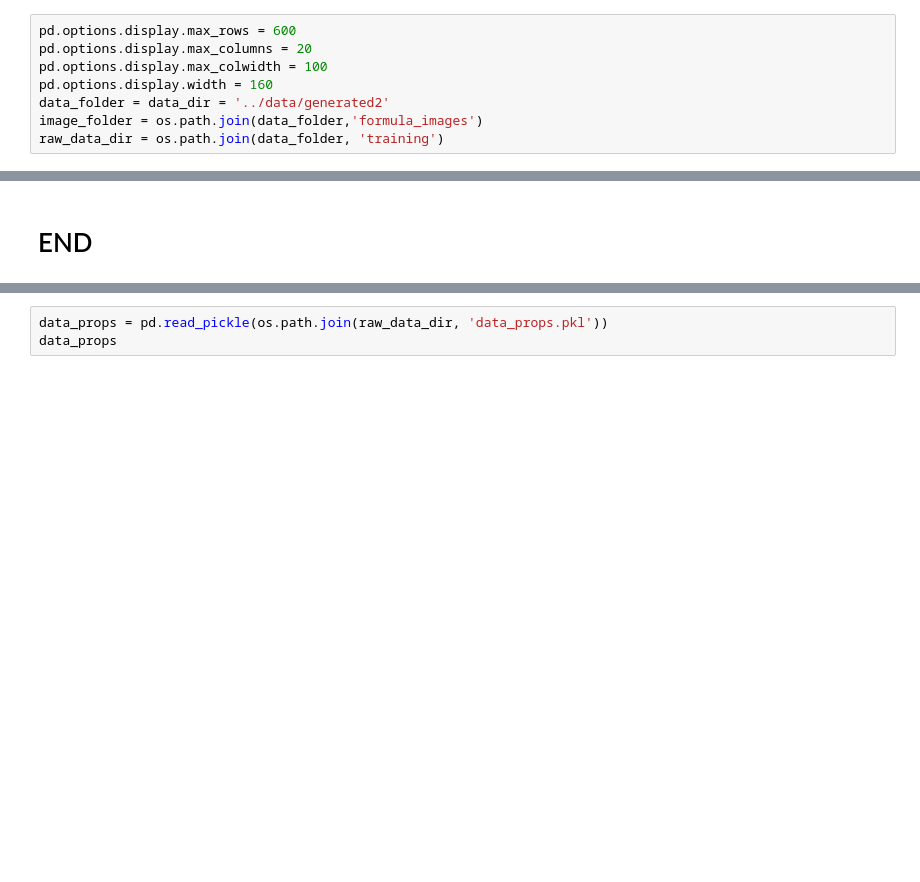
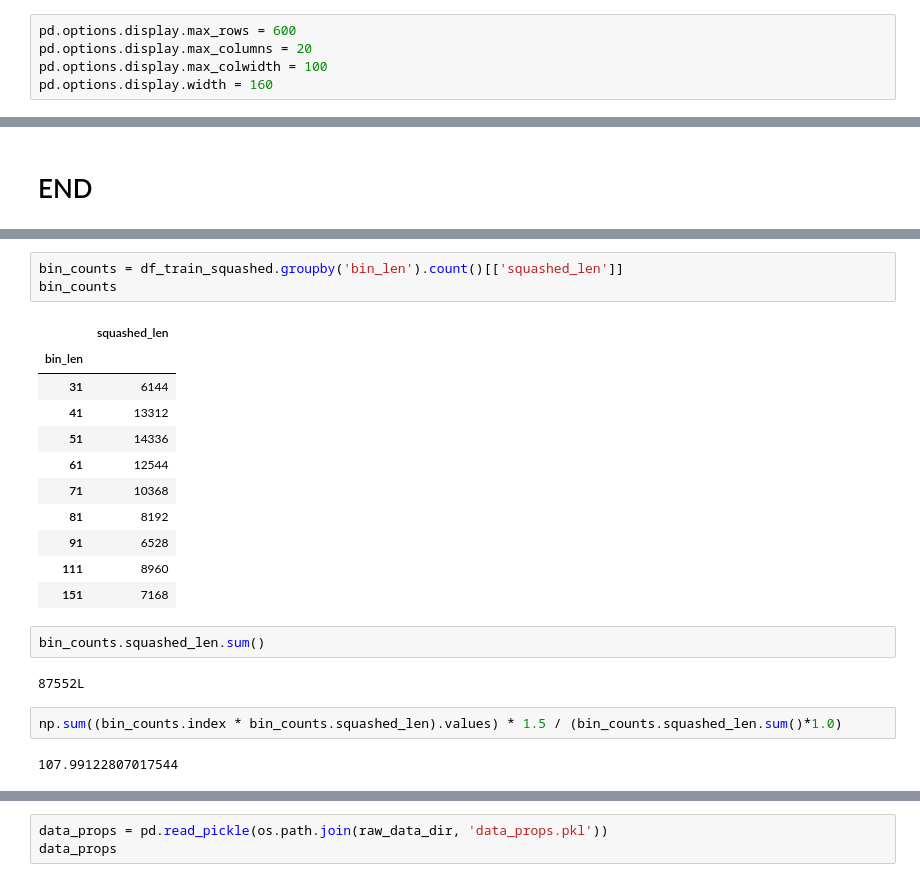
Before and after one commit to untrix/im2latex, a Jupyter notebook: src/data_curation_3_binning.ipynb, the cells around one changed output, grey strips where cells are left out. Cells and saved outputs as stored; diff of their text form; blank space fills up the shorter version.

```diff
--- a/src/data_curation_3_binning.ipynb
+++ b/src/data_curation_3_binning.ipynb
@@ -52,6 +52,3 @@ pd.options.display.max_rows = 600
 pd.options.display.max_columns = 20
 pd.options.display.max_colwidth = 100
 pd.options.display.width = 160
-data_folder = data_dir = '../data/generated2'
-image_folder = os.path.join(data_folder,'formula_images')
-raw_data_dir = os.path.join(data_folder, 'training')
@@ -524,0 +534,23 @@ with open(os.path.join(raw_data_dir, 'data_props.pkl'), 'wb') as f:
+# %%
+bin_counts = df_train_squashed.groupby('bin_len').count()[['squashed_len']]
+bin_counts
+# %% [output]
+|  | squashed_len |
+| bin_len |  |
+| 31 | 6144 |
+| 41 | 13312 |
+| 51 | 14336 |
+| 61 | 12544 |
+| 71 | 10368 |
+| 81 | 8192 |
+| 91 | 6528 |
+| 111 | 8960 |
+| 151 | 7168 |
+# %%
+bin_counts.squashed_len.sum()
+# %% [output]
+87552L
+# %%
+np.sum((bin_counts.index * bin_counts.squashed_len).values) * 1.5 / (bin_counts.squashed_len.sum()*1.0)
+# %% [output]
+107.99122807017544
```
Also changed, not shown: parts of 8 cells of this notebook, 7 other files.
